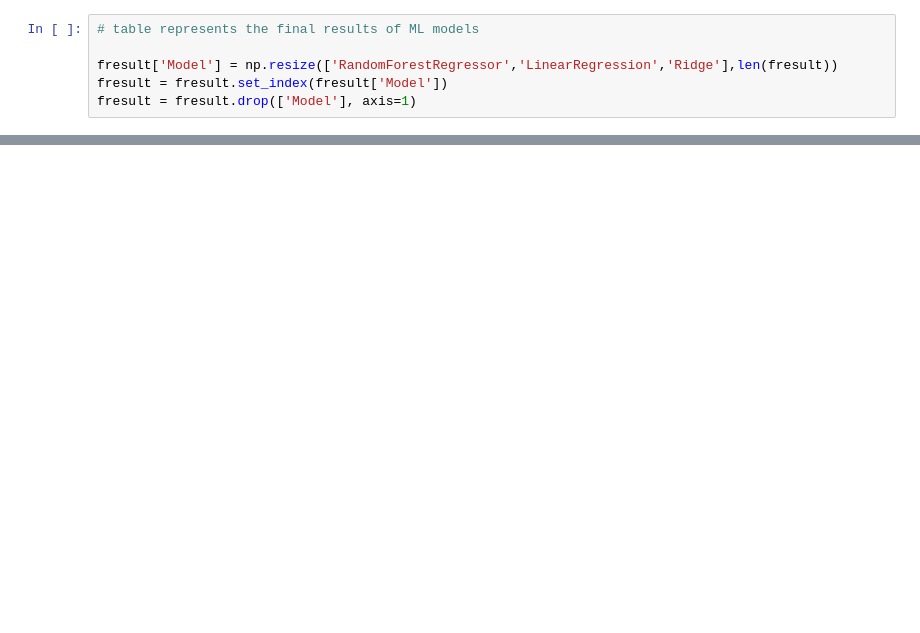
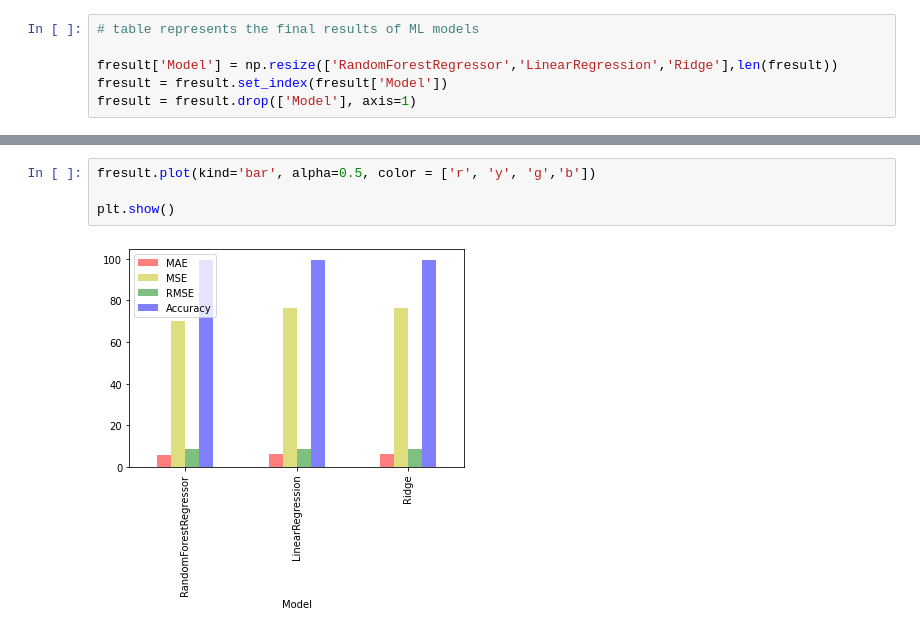
Before and after one commit to Tuwaiq-Data-Science-Bootcamp/Bootcamp-Project-3-Machine-Learning, a Jupyter notebook: project_file.ipynb, the cells around one changed output, grey strips where cells are left out. Drawn from its saved outputs; the diff is of its cells as text; blank space fills up the shorter version.

Commit message:
colors

```diff
--- a/project_file.ipynb
+++ b/project_file.ipynb
@@ -429,0 +424,6 @@ plt.show()
+# %%
+fresult.plot(kind='bar', alpha=0.5, color = ['r', 'y', 'g','b'])
+
+plt.show()
+# %% [output]
+[figure, added]
```
Also changed, not shown: parts of 9 cells of this notebook, 1 other file.
